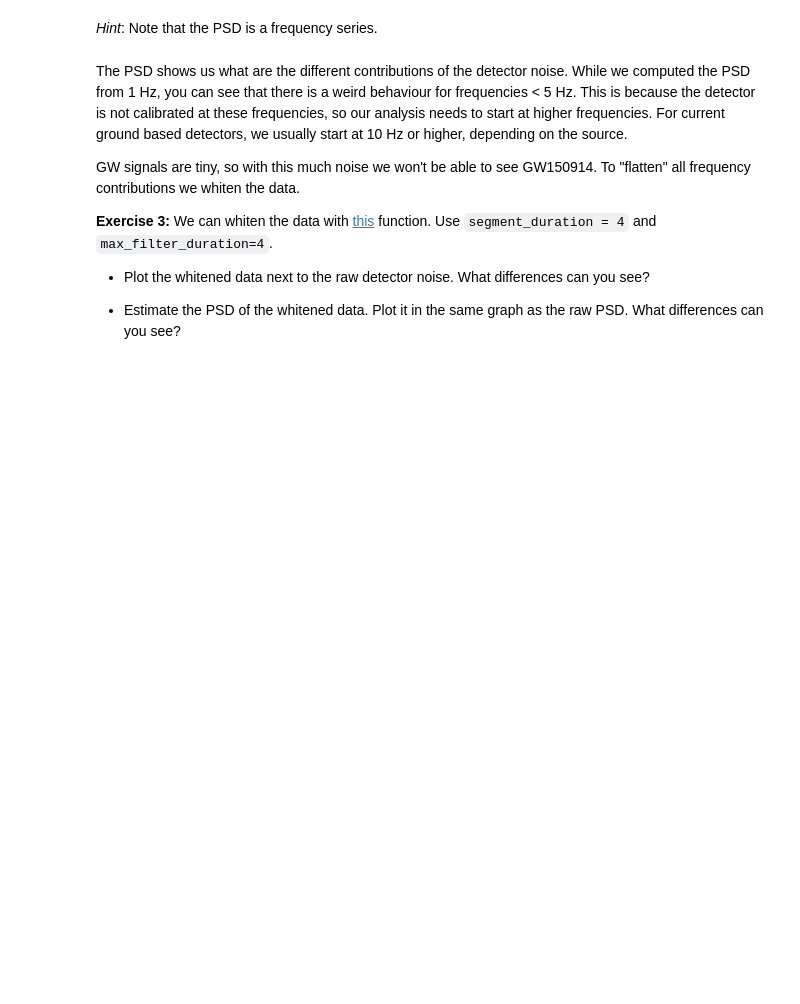
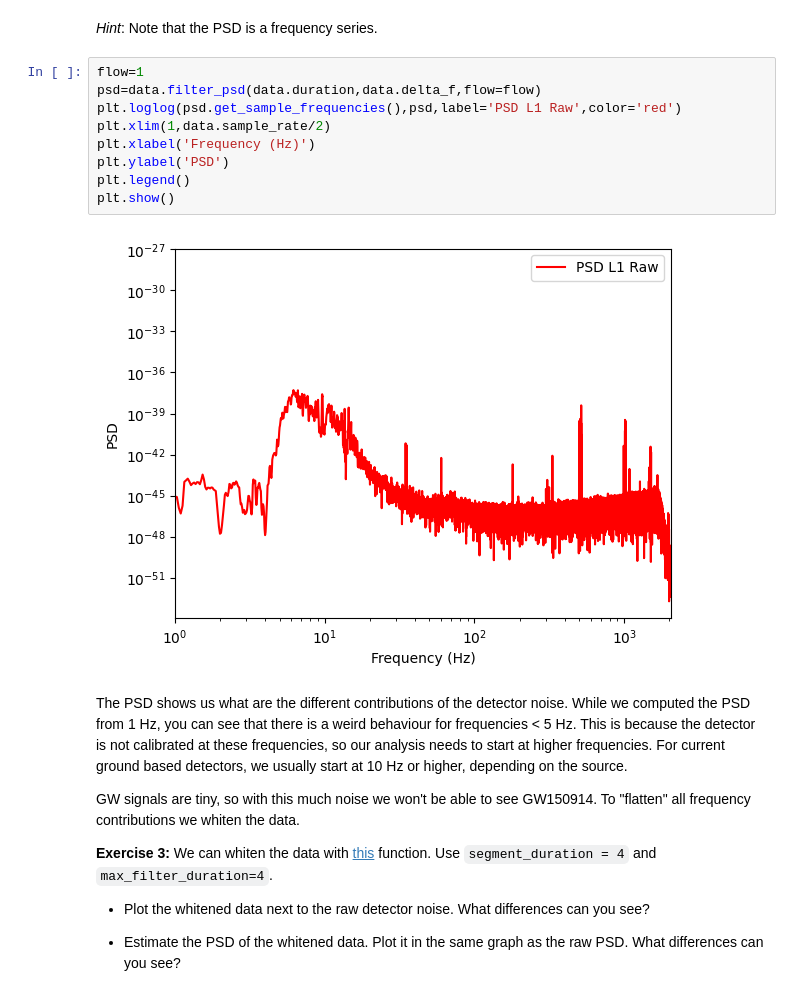
Before and after one commit to lisamadeddu/lisa-PRA3024, a Jupyter notebook: GW_tutorial_2_detector_noise_PSD.ipynb, the cells around one changed output. Drawn from its saved outputs; the diff is of its cells as text; blank space fills up the shorter version.

```diff
--- a/GW_tutorial_2_detector_noise_PSD.ipynb
+++ b/GW_tutorial_2_detector_noise_PSD.ipynb
@@ -91,6 +116,17 @@ But, where is GW190514? We cannot see it (yet) as there are many different contr
 **Exercise 2**: Estimate the PSD of the data using `filter_psd` (see [here](https://pycbc.org/pycbc/latest/html/pycbc.types.html#pycbc.types.timeseries.TimeSeries.filter_psd)) and plot it. Limit your plot according to the minimum frequency (say, 1 Hz) and  the Nyquist frequency.
 # %% [markdown]
 _Hint_: Note that the PSD is a frequency series.
+# %%
+flow=1
+psd=data.filter_psd(data.duration,data.delta_f,flow=flow)
+plt.loglog(psd.get_sample_frequencies(),psd,label='PSD L1 Raw',color='red')
+plt.xlim(1,data.sample_rate/2)
+plt.xlabel('Frequency (Hz)')
+plt.ylabel('PSD')
+plt.legend()
+plt.show()
+# %% [output]
+[figure, added]
 # %% [markdown]
 The PSD shows us what are the different contributions of the detector noise.
 While we computed the PSD from 1 Hz, you can see that there is a weird behaviour for frequencies < 5 Hz. This is because the detector is not calibrated at these frequencies, so our analysis needs to start at higher frequencies. For current ground based detectors, we usually start at 10 Hz or higher, depending on the source.
```
Also changed, not shown: parts of 4 cells of this notebook.
